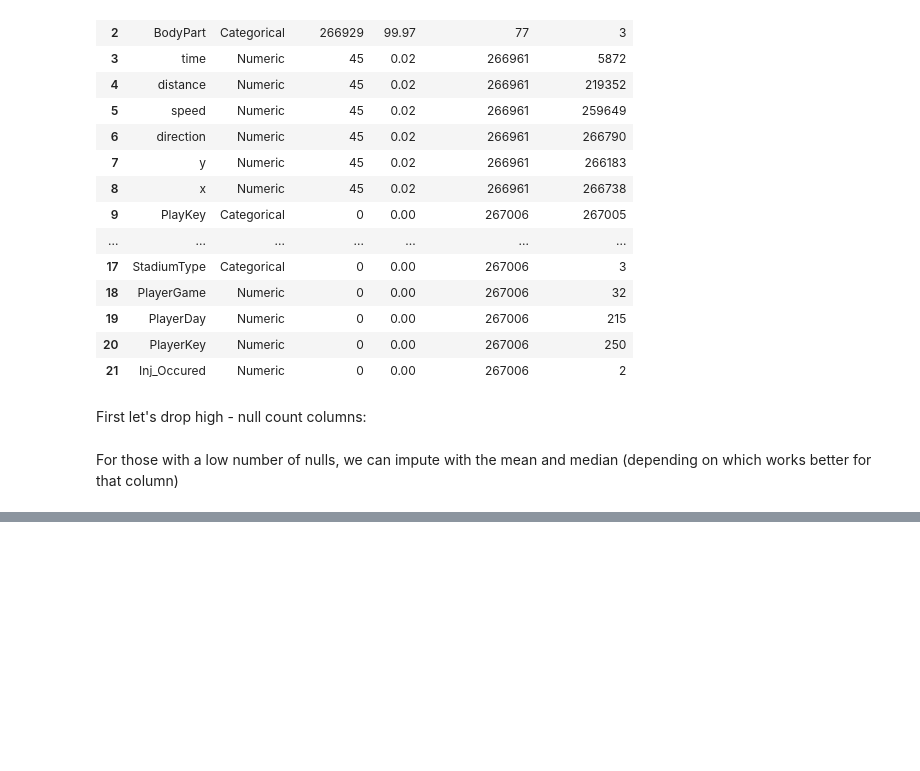
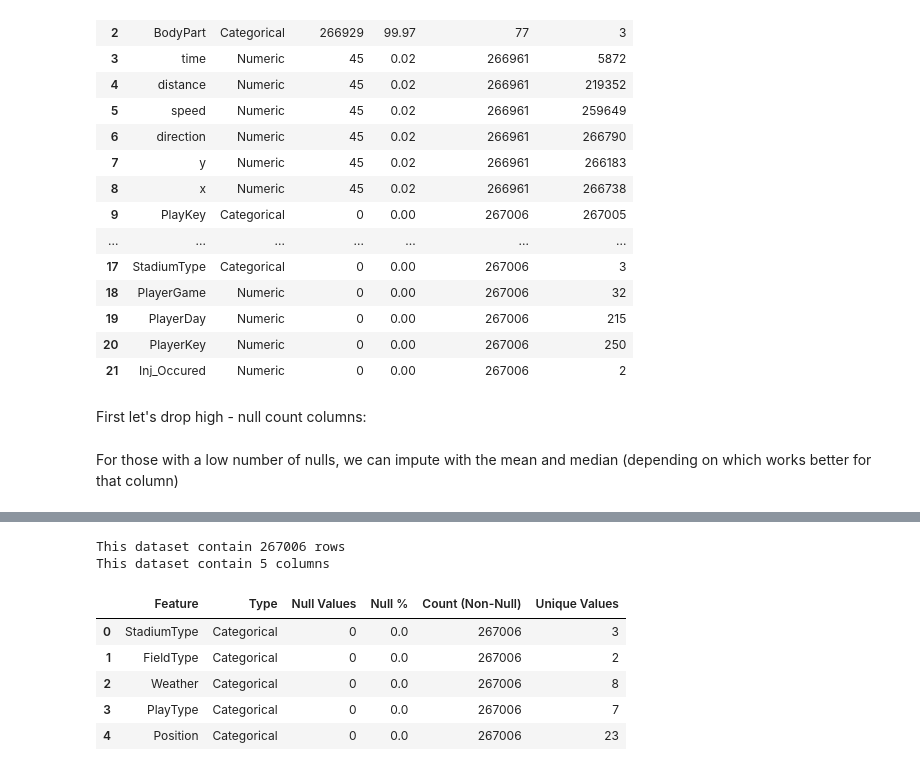
Before and after one commit to LeeMcFarling/AFL_Project_backup, a Jupyter notebook: Modeling/Weekly Assignments/Week_1.ipynb, the cells around one changed output, grey strips where cells are left out. Saved outputs shown, nothing was run; the diff lists cells and outputs as text; code cells hidden in the pictures; blank space fills up the shorter version.

```diff
--- a/Modeling/Weekly Assignments/Week_1.ipynb
+++ b/Modeling/Weekly Assignments/Week_1.ipynb
@@ -596,0 +639,14 @@ FNF_All_Plays.fillna({
+# %%
+FNF_All_Plays_Categorical = categorify(FNF_All_Plays)
+FNF_All_Plays_Numeric = numerify(FNF_All_Plays)
+# %%
+profile_dataset(FNF_All_Plays_Categorical)
+# %% [output]
+This dataset contain 267006 rows
+This dataset contain 5 columns
+|  | Feature | Type | Null Values | Null % | Count (Non-Null) | Unique Values |
+| 0 | StadiumType | Categorical | 0 | 0.0 | 267006 | 3 |
+| 1 | FieldType | Categorical | 0 | 0.0 | 267006 | 2 |
+| 2 | Weather | Categorical | 0 | 0.0 | 267006 | 8 |
+| 3 | PlayType | Categorical | 0 | 0.0 | 267006 | 7 |
+| 4 | Position | Categorical | 0 | 0.0 | 267006 | 23 |
```
Also changed, not shown: parts of 32 cells of this notebook, 3 other files.
